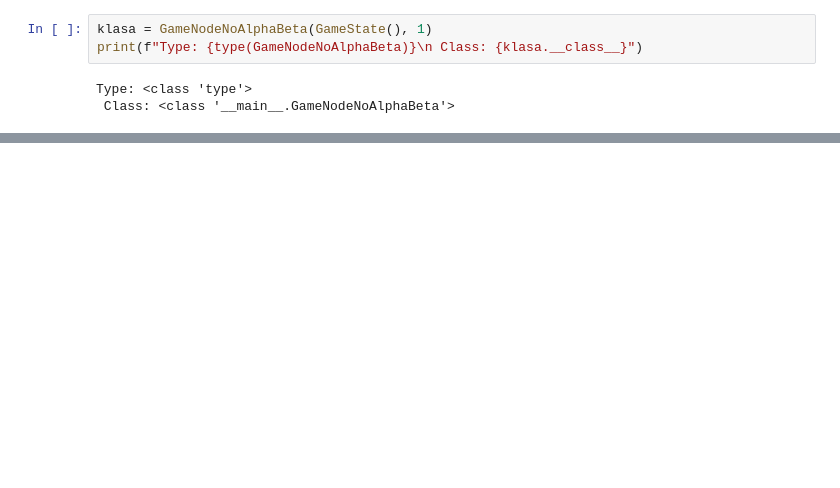
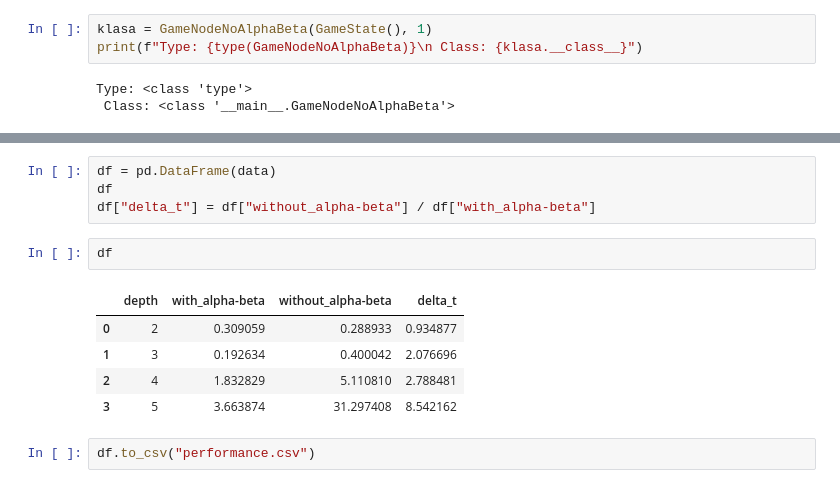
Before and after one commit to Dudu7352/minimax-checkers, a Jupyter notebook: notebooks/alfa-beta-test.ipynb, the cells around one changed output, grey strips where cells are left out. Saved outputs shown, nothing was run; the diff lists cells and outputs as text; blank space fills up the shorter version.

```diff
--- a/notebooks/alfa-beta-test.ipynb
+++ b/notebooks/alfa-beta-test.ipynb
@@ -179,3 +179,17 @@ Done
+# %%
+df = pd.DataFrame(data)
+df
+df["delta_t"] = df["without_alpha-beta"] / df["with_alpha-beta"]
+# %%
+df
+# %% [output]
+|  | depth | with_alpha-beta | without_alpha-beta | delta_t |
+| 0 | 2 | 0.309059 | 0.288933 | 0.934877 |
+| 1 | 3 | 0.192634 | 0.400042 | 2.076696 |
+| 2 | 4 | 1.832829 | 5.110810 | 2.788481 |
+| 3 | 5 | 3.663874 | 31.297408 | 8.542162 |
+# %%
+df.to_csv("performance.csv")
 # %%
 df = pd.DataFrame(data)
 df_long = df.melt(
```
Also changed, not shown: parts of 3 cells of this notebook, 8 other files.
